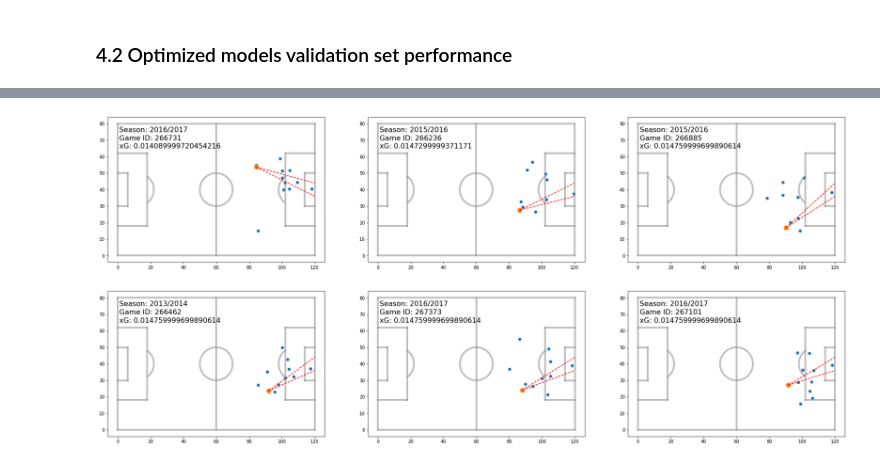
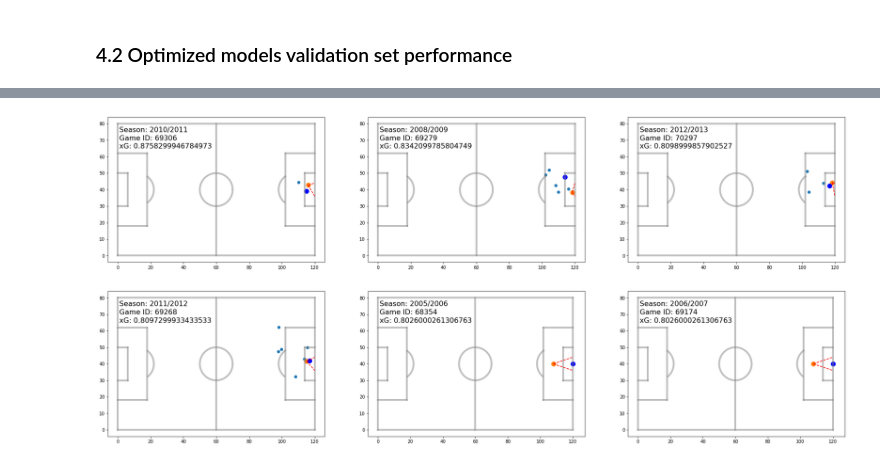
Before and after one commit to RobBlumberg/xg_model, a Jupyter notebook: src/xg_model.ipynb, the cells around one changed output, grey strips where cells are left out. Drawn from its saved outputs; the diff is of its cells as text; code cells hidden in the pictures.

Commit message:
Fixed bug in plot freeze frame function

```diff
--- a/src/xg_model.ipynb
+++ b/src/xg_model.ipynb
@@ -130,6 +130,8 @@ def check_player_btwn_shot_and_goal(x_shot, y_shot, x_player, y_player):
 
 
 def plot_shot_freeze_frame(game_json, shot_id, ax):
+    gk_x = 120
+    gk_y = 40
     player_pos_list_x = []
     player_pos_list_y = []
     x_shot = 0
@@ -140,13 +142,19 @@ def plot_shot_freeze_frame(game_json, shot_id, ax):
             x_shot = events['location'][0]
             y_shot = events['location'][1]
 
-            for players in events['shot']['freeze_frame']:
-                if (players['teammate'] == False):
-                    player_pos_list_x.append(players['location'][0])
-                    player_pos_list_y.append(players['location'][1])
+            if "freeze_frame" in events["shot"]:
+                for players in events['shot']['freeze_frame']:
+                    if (players['teammate'] == False):
+                        player_pos_list_x.append(players['location'][0])
+                        player_pos_list_y.append(players['location'][1])
+
+                    if ((players['position']['name'] == 'Goalkeeper') and (players['teammate'] == False)):
+                        gk_x = players['location'][0]
+                        gk_y = players['location'][1]
 
     ax.scatter(player_pos_list_x, player_pos_list_y)
     ax.scatter(x_shot, y_shot, s=100)
+    ax.scatter(gk_x, gk_y, s=100, color='blue')
     ax.plot([x_shot, 120], [y_shot,36], color = 'red', linestyle = '--')
     ax.plot([x_shot, 120], [y_shot,44], color = 'red', linestyle = '--')
 # %% [markdown]
@@ -808,20 +816,20 @@ shot_valid_set_results.sort_values("my xg", ascending=False).iloc[0:6]
 # %%
-ascending=True
+ascending=False
 season_ids = shot_valid_set_results.sort_values("my xg", ascending=ascending).reset_index().iloc[0:7]["season_id"]
 game_ids = shot_valid_set_results.sort_values("my xg", ascending=ascending).reset_index().iloc[0:7]["game_id"]
 shot_ids = shot_valid_set_results.sort_values("my xg", ascending=ascending).reset_index().iloc[0:7]["shot id"]
 xg_vals = shot_valid_set_results.sort_values("my xg", ascending=ascending).reset_index().iloc[0:7]["my xg"]
 
 num=1
 fig, ax = plt.subplots(2, 3, figsize=(36/1.2, 16/1.2))
 for i in range(2):
     for j in range(3):
         ax_i = ax[i, j]
         draw_pitch(axis=ax_i, rotate=True)
         plot_shot_freeze_frame(la_liga[season_ids[num]][game_ids[num]].json_file, shot_ids[num], ax=ax_i)
         ax_i.annotate("Season: {}".format(season_ids[num]), xy = (1,75), size=16)
         ax_i.annotate("Game ID: {}".format(game_ids[num]), xy = (1,70), size=16)
         ax_i.annotate("xG: {}".format(round(xg_vals[num], 5)), xy = (1,65), size=16)
         num+=1
 # %% [output]
-[figure, old version]
+[figure, new version]
```
Also changed, not shown: parts of 18 cells of this notebook.
